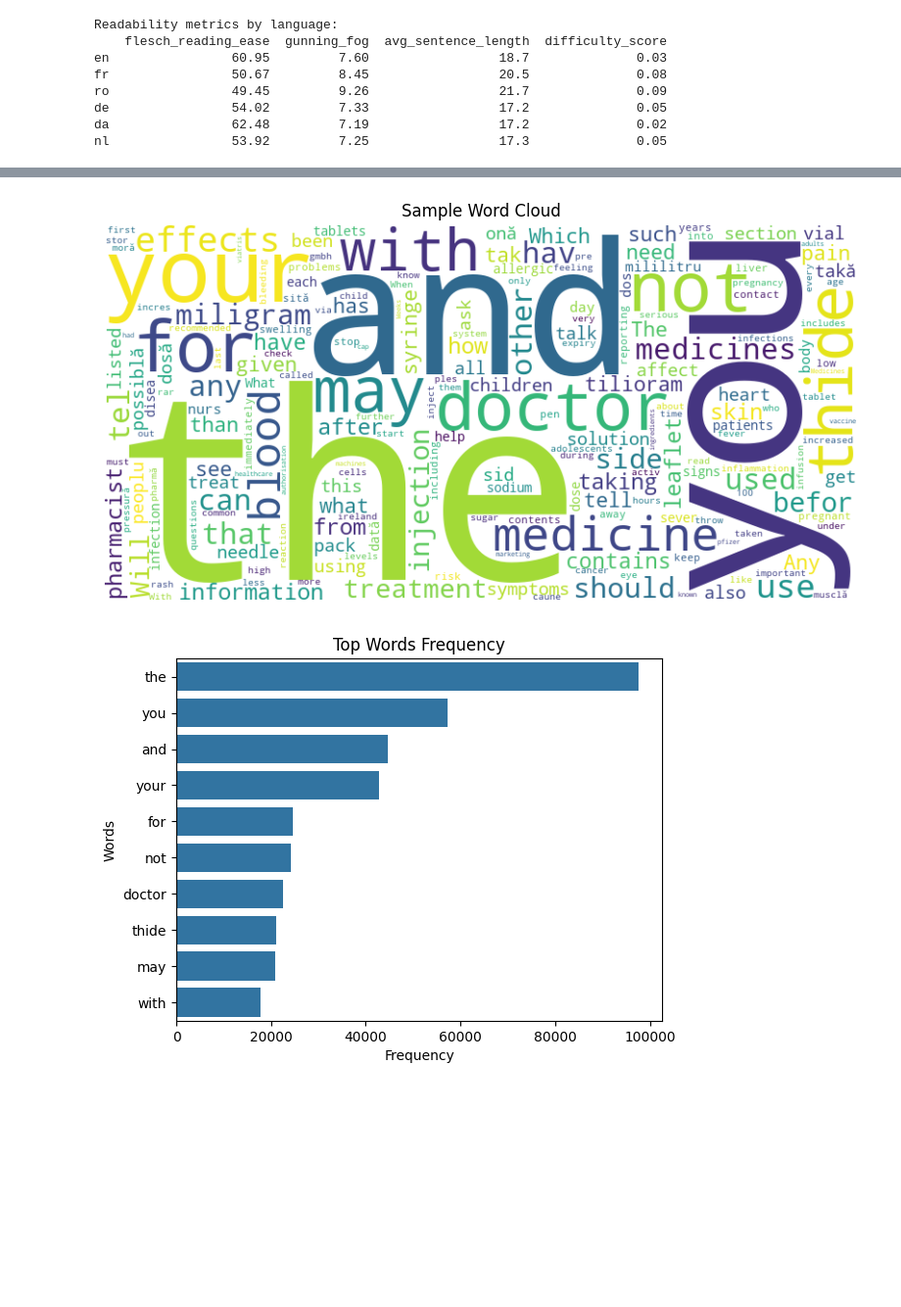
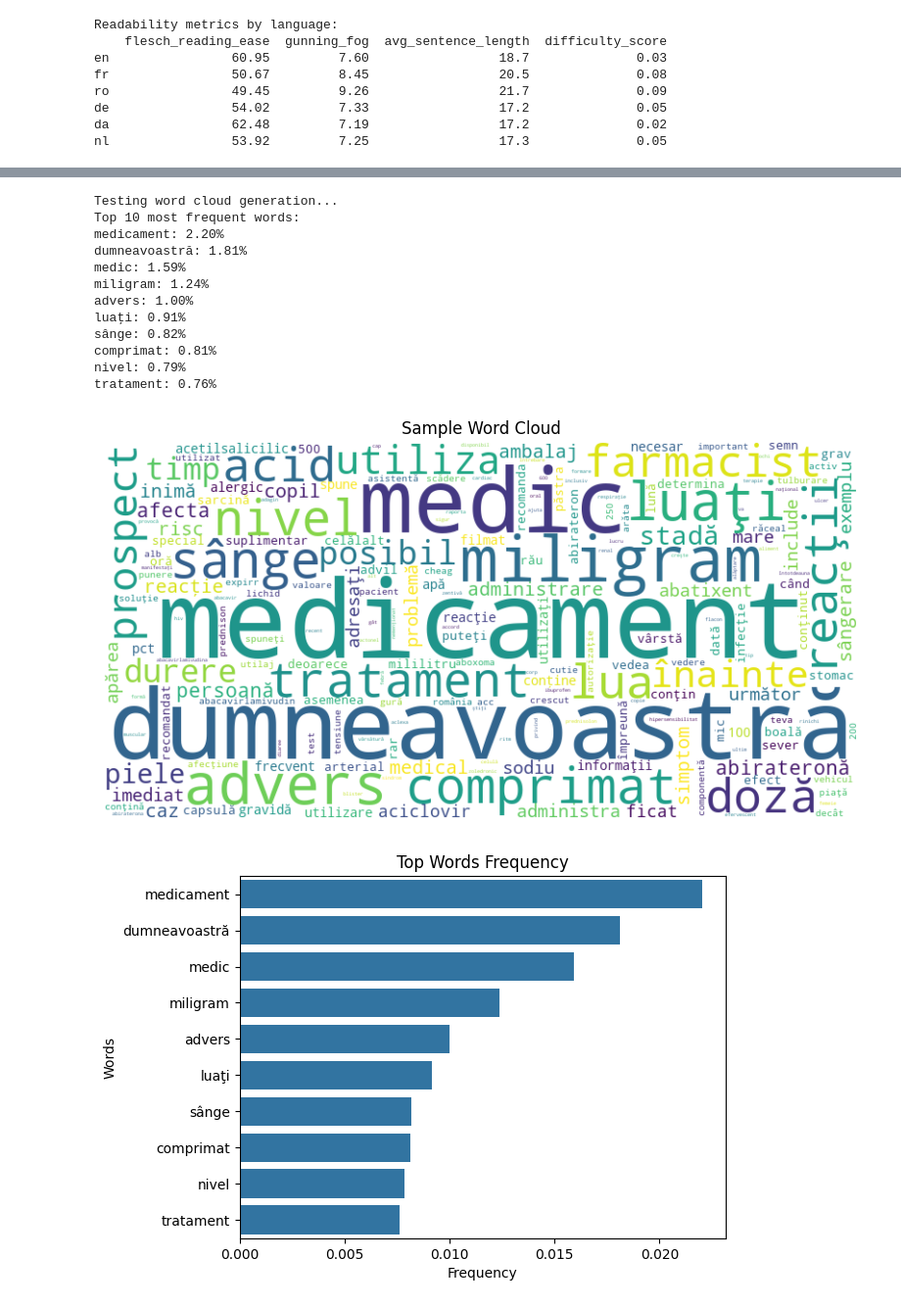
Before and after one commit to mina-sebastian/medsbringer, a Jupyter notebook: EDA/EDA.ipynb, the cells around one changed output, grey strips where cells are left out. Shown at 98% size. Drawn from its saved outputs; the diff is of its cells as text; code cells hidden in the pictures; blank space fills up the shorter version.

Commit message:
up word freq

```diff
--- a/EDA/EDA.ipynb
+++ b/EDA/EDA.ipynb
@@ -481,32 +486,48 @@ de                54.02         7.33                 17.2              0.05
 da                62.48         7.19                 17.2              0.02
 nl                53.92         7.25                 17.3              0.05
 # %%
+
+nltk.download('stopwords')
+nltk.download('wordnet')
+nltk.download('omw-1.4')
+
+STOP_WORDS_EN = set(stopwords.words('english'))
+STOP_WORDS_RO = set("""un o si sau dar daca atunci altfel cand unde ce de unde cum de la la pentru cu la pe prin in sus afara in peste despre ca este aceasta aceste acea aceste acele eu mie mea noi noua nostru tu tau el lui ea ei lor fii fost fiind sunt esti este eram erai era erau am avut are avea aveai nu nu poate va ar trebui as putea va fi""".split())
+ADDITIONAL_STOP_WORDS = {"hav", "tel", "use", "used"}
+STOP_WORDS = STOP_WORDS_EN.union(STOP_WORDS_RO).union(ADDITIONAL_STOP_WORDS)
+
+lemmatizer = WordNetLemmatizer()
+
 def make_freq_analysis(df, text_column="extracted_text", title="Word Cloud", num_top_words=10):
-    """generate and display a word cloud and top word freq from the specified text column in df"""
-    # all text into a single string
+    """Generate and display a word cloud and top word frequencies from the specified text column in df."""
+    # Combine all text into a single string
     all_text = " ".join(df[text_column].dropna())
 
-    # tokenize the text and count word freq
-    words = all_text.split()
+    # Tokenize, lemmatize, and count word frequencies, excluding stop words
+    words = [lemmatizer.lemmatize(word.lower()) for word in all_text.split() if word.lower() not in STOP_WORDS]
     word_counts = Counter(words)
 
-    # display top frequent words
+    # Calculate frequencies
+    total_words = sum(word_counts.values())
+    word_freq = {word: count / total_words for word, count in word_counts.items()}
+
+    # Display top frequent words
     print(f"Top {num_top_words} most frequent words:")
-    for word, count in word_counts.most_common(num_top_words):
-        print(f"{word}: {count}")
+    for word, freq in sorted(word_freq.items(), key=lambda x: x[1], reverse=True)[:num_top_words]:
+        print(f"{word}: {freq:.2%}")
 
-    # gen word cloud
-    wordcloud = WordCloud(width=800, height=400, background_color='white').generate_from_frequencies(word_counts)
+    # Generate word cloud
+    wordcloud = WordCloud(width=800, height=400, background_color='white').generate_from_frequencies(word_freq)
     plt.figure(figsize=(10, 5))
     plt.imshow(wordcloud, interpolation="bilinear")
     plt.axis('off')
     plt.title(title)
     plt.show()
 
-    # freq distribution bar plot
-    freq_data = word_counts.most_common(num_top_words)
-    words, counts = zip(*freq_data)
-    sns.barplot(x=list(counts), y=list(words))
+    # Frequency distribution bar plot
+    freq_data = sorted(word_freq.items(), key=lambda x: x[1], reverse=True)[:num_top_words]
+    words, freqs = zip(*freq_data)
+    sns.barplot(x=list(freqs), y=list(words))
     plt.title('Top Words Frequency')
     plt.xlabel('Frequency')
     plt.ylabel('Words')
@@ -514,7 +535,10 @@ def make_freq_analysis(df, text_column="extracted_text", title="Word Cloud", num
 
 
 
-file_path = "../data/raw_data_csv/en_meds.csv"
+
+
+
+file_path = "../data/raw_data_csv/ro_meds.csv"
 # Load and clean data
 data = clean_csv_data(file_path)
 
@@ -536,2 +557,14 @@ with: 17754
+Testing word cloud generation...
+Top 10 most frequent words:
+medicament: 2.20%
+dumneavoastră: 1.81%
+medic: 1.59%
+miligram: 1.24%
+advers: 1.00%
+luaţi: 0.91%
+sânge: 0.82%
+comprimat: 0.81%
+nivel: 0.79%
+tratament: 0.76%
-[figure, old version]
+[figure, new version]
-[figure, old version]
+[figure, new version]
```
Also changed, not shown: parts of 2 cells of this notebook.
